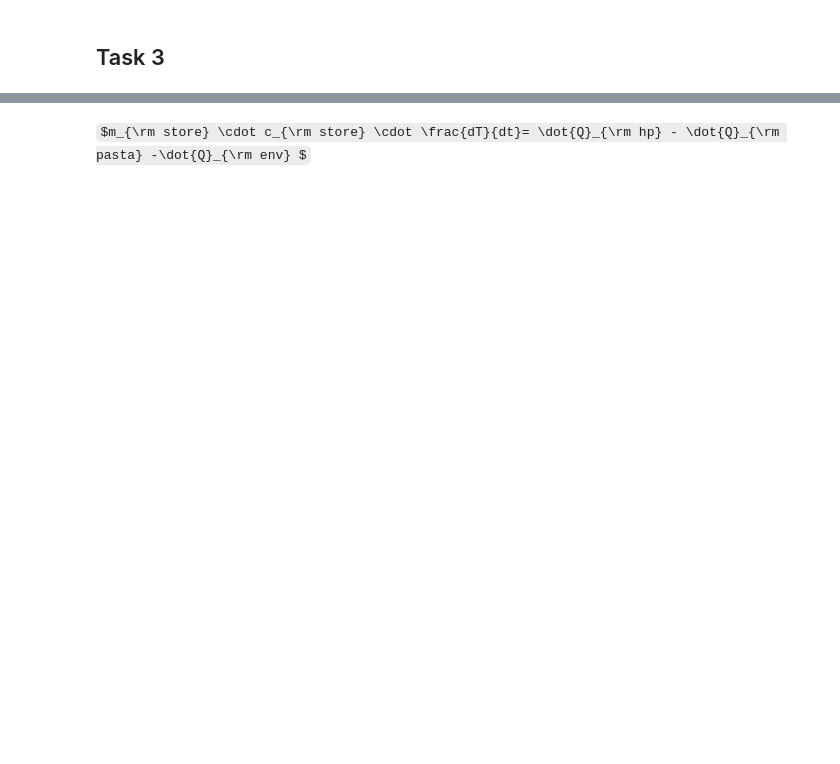
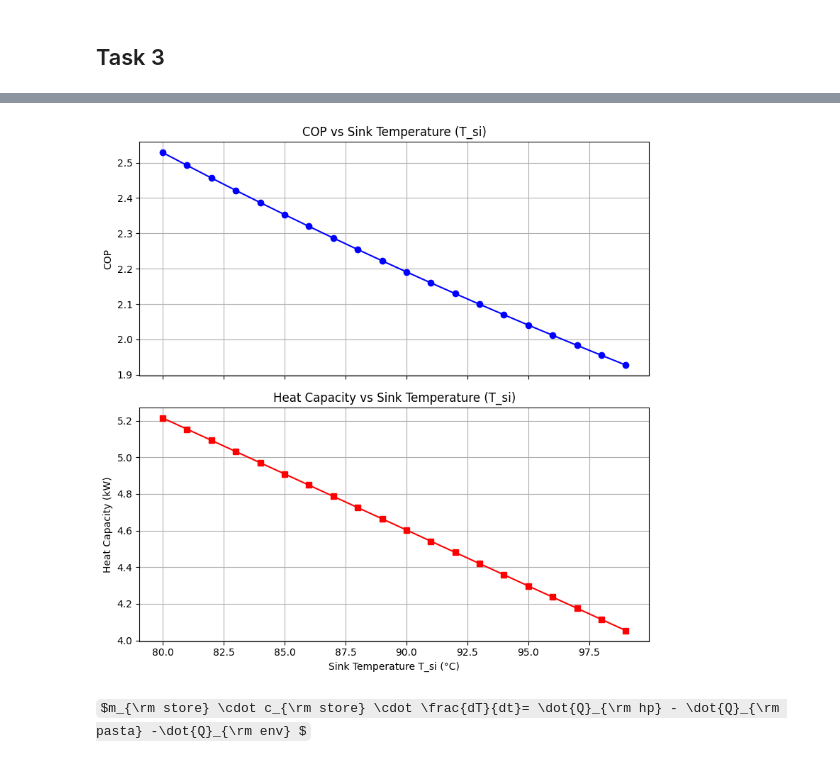
Before and after one commit to ElmayoGH/SHC-project, a Jupyter notebook: Task1.ipynb, the cells around one changed output, grey strips where cells are left out. Drawn from its saved outputs; the diff is of its cells as text; code cells hidden in the pictures; some formulas as TeX source; blank space fills up the shorter version.

```diff
--- a/Task1.ipynb
+++ b/Task1.ipynb
@@ -760,0 +760,84 @@ def calc_WP(T,T_WP_on,T_WP_off,op_times):
+# %%
+T_si = np.arange(80, 100, 1) #°C #sink temperature range
+COP_list = [] #list to store COP values
+Heat_cap = [] #list to store heat capacity values
+
+
+for T_si in T_si:
+    #refrigerant
+    delta_T_sh=10. #K #superheating #determined by us
+    delta_T_sc=5. #K #subcooling #determined by us
+    Eh="CBar"
+
+    fluid="Isobutene"
+    D=40
+
+    #source
+    fluid_so="air"
+    T_so_in=20. #°C
+    T_so_out=20. #°C
+
+    #sink
+    fluid_si="water"
+    T_si_in= T_si #°C
+    T_si_out= T_si #°C
+
+    #heat exchanger
+    min_pinch=0.5 #K
+
+    T_co_start=40. #°C
+    T_ev_start=-5. #°C
+    bounds=[(T_si_in,120.),(-15.,T_so)] #(T_co_min, T_co_max), (T_ev_min, T_ev_max)
+    NC1=NonlinearConstraint(lambda x: pinch_evap(x, fluid, D), [min_pinch,min_pinch],[np.inf,np.inf])
+    NC2=NonlinearConstraint(lambda x: pinch_con(x, fluid, D), [min_pinch,min_pinch,min_pinch],[np.inf,np.inf,np.inf])
+    #All constraints can be combined into a tuple
+    NCs=(NC1,NC2)
+    #Use minimize to optimize the COP
+    res=minimize(lambda x: calc_COP(x, fluid, D), x0=[T_co_start,T_ev_start], method='SLSQP', bounds=bounds, constraints=NCs)
+    T_co = res.x[0]
+    T_ev = res.x[1]
+    print(f"Optimized T_co: {T_co:.2f} °C, T_ev: {T_ev:.2f} °C")
+
+    eta_is, m_dot = recip_comp_SP([T_ev, T_co, delta_T_sh, delta_T_sc, D], fluid, transcrit=False)
+    state1_x1=FCP.state(["T","x"],[T_ev,1.0],fluid,Eh)
+    if delta_T_sh>0.:
+        state1=FCP.state(["T","p"],[T_ev+delta_T_sh,state1_x1["p"]],fluid,Eh)
+    else:
+        state1=state1_x1
+    #state 3*: outlet condenser: T3=T_co and x3=0.0 (boiling liquid)
+    state3_sat=FCP.state(["T","x"],[T_co,0.0],fluid,Eh)
+    #state 3: outlet condenser: T3=T_co-delta_T_sc and p3=p3_stat
+    state3=FCP.state(["T","p"],[T_co-delta_T_sc,state3_sat["p"]],fluid,Eh)
+    state2s=FCP.state(["p","s"],[state3["p"],state1["s"]],fluid,Eh)
+    h2=state1["h"]+(state2s["h"]-state1["h"])/eta_is
+    state2=FCP.state(["p","h"],[state3["p"],h2],fluid,Eh)
+    state4=FCP.state(["p","h"],[state1["p"],state3["h"]],fluid,Eh)
+    q_out=state2["h"]-state3["h"] #kJ/kg
+    w_comp=state2["h"]-state1["h"]  #kJ/kg
+
+
+
+    COP_list.append(q_out/w_comp)
+    Heat_cap.append(q_out * m_dot)
+
+
+T_si_range = np.arange(80, 100, 1)
+
+fig, ax1 = plt.subplots(2, 1, figsize=(8, 8), sharex=True)
+
+# Plot COP vs T_si
+ax1[0].plot(T_si_range, COP_list, marker='o', color='b')
+ax1[0].set_ylabel('COP')
+ax1[0].set_title('COP vs Sink Temperature (T_si)')
+ax1[0].grid(True)
+
+# Plot Heat capacity vs T_si
+ax1[1].plot(T_si_range, Heat_cap, marker='s', color='r')
+ax1[1].set_xlabel('Sink Temperature T_si (°C)')
+ax1[1].set_ylabel('Heat Capacity (kW)')
+ax1[1].set_title('Heat Capacity vs Sink Temperature (T_si)')
+ax1[1].grid(True)
+
+plt.tight_layout()
+plt.show()
+# %% [output]
@@ -761,2 +864,3 @@ def calc_WP(T,T_WP_on,T_WP_off,op_times):
+[figure, added]
 # %% [markdown]
 $m_{\rm store} \cdot c_{\rm store} \cdot \frac{dT}{dt}= \dot{Q}_{\rm hp} - \dot{Q}_{\rm pasta} -\dot{Q}_{\rm env} $
```
Also changed, not shown: parts of 18 cells of this notebook, 16 other files.
